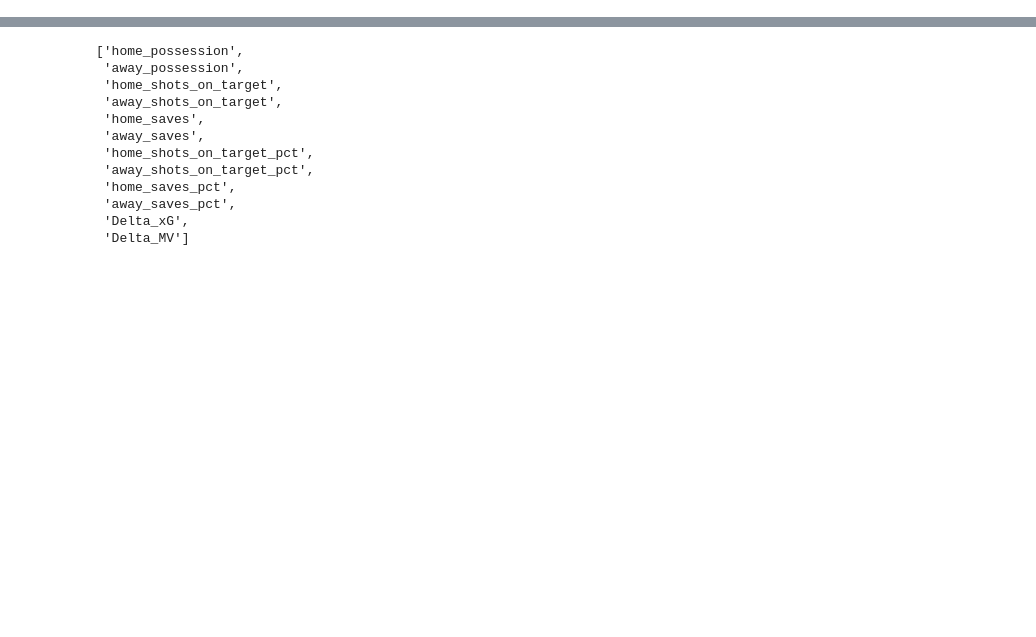
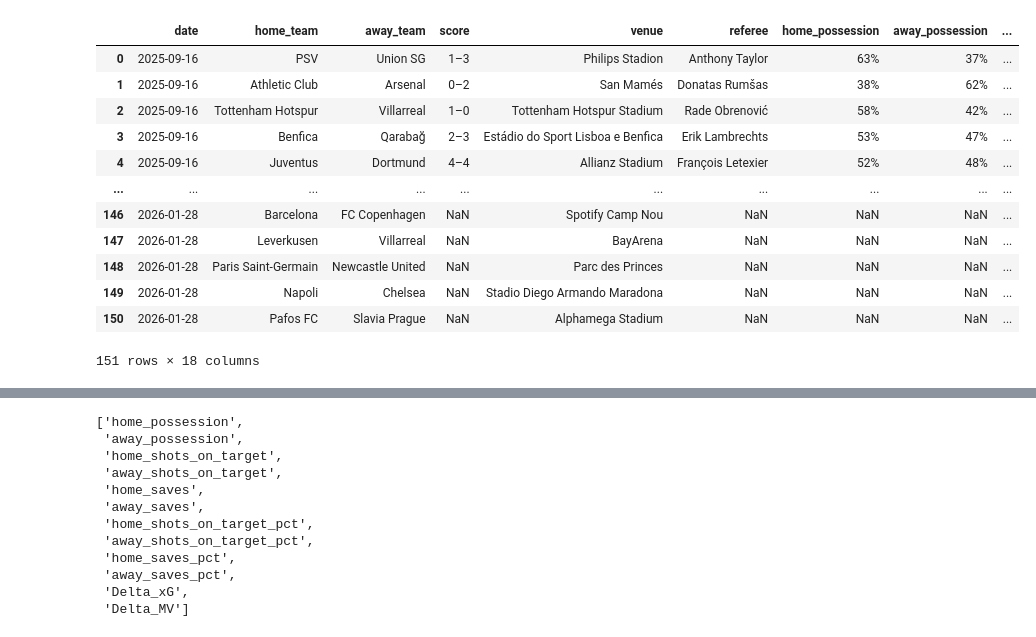
Before and after one commit to hoang2111/ucl-prediction-neural_network-vs-XGBoost, a Jupyter notebook: predicting_UCL_neural_network_vs_XGBoost_with_cv.ipynb, the cells around one changed output, grey strips where cells are left out. Drawn from its saved outputs; the diff is of its cells as text; code cells hidden in the pictures; blank space fills up the shorter version.

```diff
--- a/predicting_UCL_neural_network_vs_XGBoost_with_cv.ipynb
+++ b/predicting_UCL_neural_network_vs_XGBoost_with_cv.ipynb
@@ -1,5 +3,21 @@
 # %%
 import pandas as pd
 
 df = pd.read_csv('/content/sample_data/champions_league_matches.csv')
+
+df
+# %% [output]
+|  | date | home_team | away_team | score | venue | referee | home_possession | away_possession | ... |
+| 0 | 2025-09-16 | PSV | Union SG | 1–3 | Philips Stadion | Anthony Taylor | 63% | 37% | ... |
+| 1 | 2025-09-16 | Athletic Club | Arsenal | 0–2 | San Mamés | Donatas Rumšas | 38% | 62% | ... |
+| 2 | 2025-09-16 | Tottenham Hotspur | Villarreal | 1–0 | Tottenham Hotspur Stadium | Rade Obrenović | 58% | 42% | ... |
+| 3 | 2025-09-16 | Benfica | Qarabağ | 2–3 | Estádio do Sport Lisboa e Benfica | Erik Lambrechts | 53% | 47% | ... |
+| 4 | 2025-09-16 | Juventus | Dortmund | 4–4 | Allianz Stadium | François Letexier | 52% | 48% | ... |
+| ... | ... | ... | ... | ... | ... | ... | ... | ... | ... |
+| 146 | 2026-01-28 | Barcelona | FC Copenhagen | NaN | Spotify Camp Nou | NaN | NaN | NaN | ... |
+| 147 | 2026-01-28 | Leverkusen | Villarreal | NaN | BayArena | NaN | NaN | NaN | ... |
+| 148 | 2026-01-28 | Paris Saint-Germain | Newcastle United | NaN | Parc des Princes | NaN | NaN | NaN | ... |
+| 149 | 2026-01-28 | Napoli | Chelsea | NaN | Stadio Diego Armando Maradona | NaN | NaN | NaN | ... |
+| 150 | 2026-01-28 | Pafos FC | Slavia Prague | NaN | Alphamega Stadium | NaN | NaN | NaN | ... |
+151 rows × 18 columns
 # %%
```
Also changed, not shown: parts of 11 cells of this notebook.
